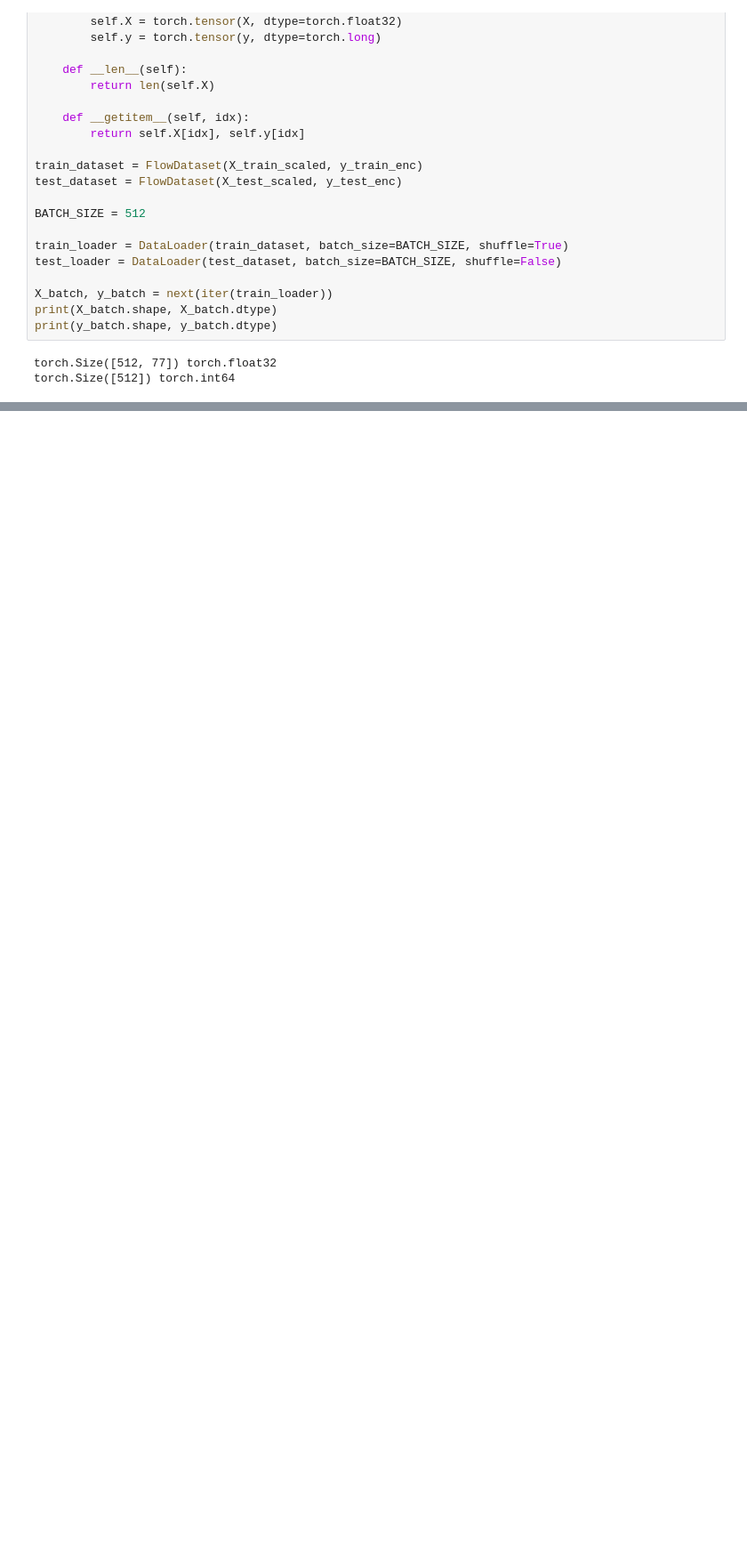
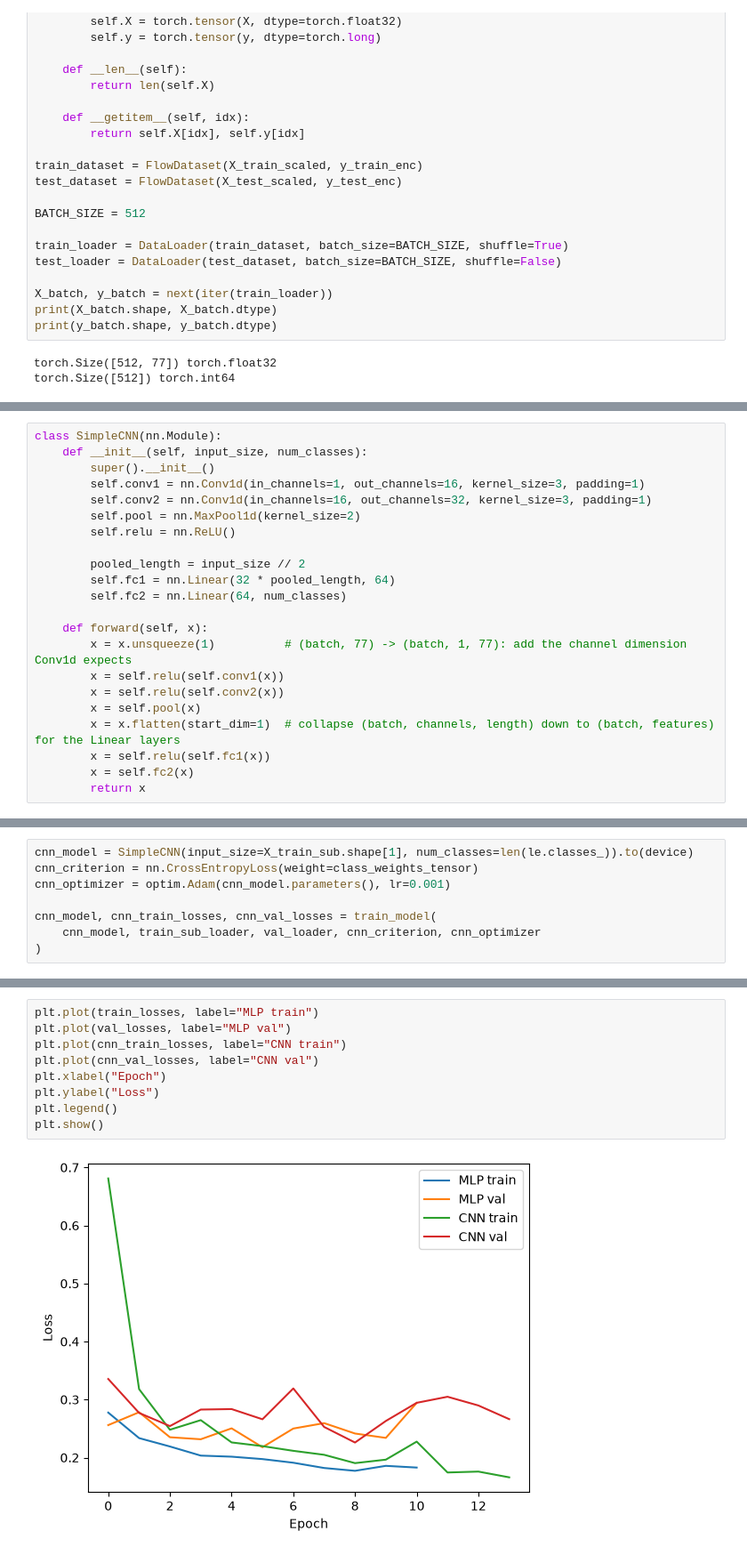
Before and after one commit to mishapatel2537/glass-ids, a Jupyter notebook: pytorch_model.ipynb, the cells around one changed output, grey strips where cells are left out. Shown at 89% size. Drawn from its saved outputs; the diff is of its cells as text; blank space fills up the shorter version.

```diff
--- a/pytorch_model.ipynb
+++ b/pytorch_model.ipynb
@@ -100,0 +308,22 @@ torch.Size([512]) torch.int64
+# %%
+class SimpleCNN(nn.Module):
+    def __init__(self, input_size, num_classes):
+        super().__init__()
+        self.conv1 = nn.Conv1d(in_channels=1, out_channels=16, kernel_size=3, padding=1)
+        self.conv2 = nn.Conv1d(in_channels=16, out_channels=32, kernel_size=3, padding=1)
+        self.pool = nn.MaxPool1d(kernel_size=2)
+        self.relu = nn.ReLU()
+
+        pooled_length = input_size // 2
+        self.fc1 = nn.Linear(32 * pooled_length, 64)
+        self.fc2 = nn.Linear(64, num_classes)
+
+    def forward(self, x):
+        x = x.unsqueeze(1)          # (batch, 77) -> (batch, 1, 77): add the channel dimension Conv1d expects
+        x = self.relu(self.conv1(x))
+        x = self.relu(self.conv2(x))
+        x = self.pool(x)
+        x = x.flatten(start_dim=1)  # collapse (batch, channels, length) down to (batch, features) for the Linear layers
+        x = self.relu(self.fc1(x))
+        x = self.fc2(x)
+        return x
@@ -100,0 +382,8 @@ torch.Size([512]) torch.int64
+# %%
+cnn_model = SimpleCNN(input_size=X_train_sub.shape[1], num_classes=len(le.classes_)).to(device)
+cnn_criterion = nn.CrossEntropyLoss(weight=class_weights_tensor)
+cnn_optimizer = optim.Adam(cnn_model.parameters(), lr=0.001)
+
+cnn_model, cnn_train_losses, cnn_val_losses = train_model(
+    cnn_model, train_sub_loader, val_loader, cnn_criterion, cnn_optimizer
+)
@@ -100,0 +406,11 @@ torch.Size([512]) torch.int64
+# %%
+plt.plot(train_losses, label="MLP train")
+plt.plot(val_losses, label="MLP val")
+plt.plot(cnn_train_losses, label="CNN train")
+plt.plot(cnn_val_losses, label="CNN val")
+plt.xlabel("Epoch")
+plt.ylabel("Loss")
+plt.legend()
+plt.show()
+# %% [output]
+[figure, added]
```
Also changed, not shown: parts of 18 cells of this notebook.
